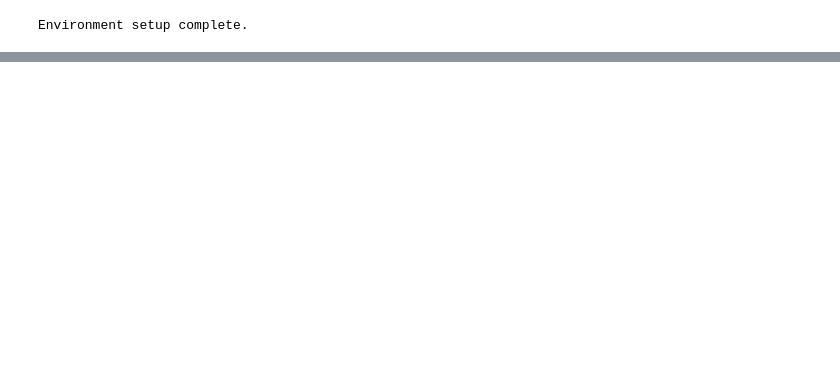
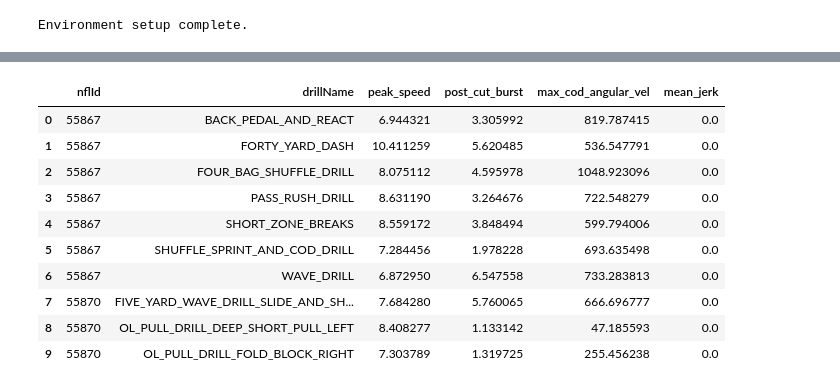
Before and after one commit to Maverick-0508/automatic-enigma, a Jupyter notebook: notebook-nflbigdatabowl.ipynb, the cells around one changed output, grey strips where cells are left out. Cells and saved outputs as stored; diff of their text form; code cells hidden in the pictures; blank space fills up the shorter version.

Commit message:
Kaggle Notebook | notebook-NFLBigDataBowl | Version 2

```diff
--- a/notebook-nflbigdatabowl.ipynb
+++ b/notebook-nflbigdatabowl.ipynb
@@ -46,0 +199,80 @@ Environment setup complete.
+# %%
+import numpy as np
+import pandas as pd
+
+print("Aggregating frame-level kinematics into prospect drill summaries...")
+
+def aggregate_combine_prospect_metrics(df: pd.DataFrame) -> pd.DataFrame:
+    """
+    Aggregates 10 Hz tracking frames into key kinematic summary metrics per prospect and drill.
+    Identifies plant/cut points based on peak angular velocity (COD rate) to separate
+    pre-cut deceleration from post-cut acceleration burst.
+    """
+    summary_list = []
+
+    # Group by player, drill, and attempt
+    group_cols = [c for c in ['nflId', 'drillName', 'attempt'] if c in df.columns]
+
+    for keys, group in df.groupby(group_cols):
+        if len(group) < 5:
+            continue
+
+        group = group.sort_values('frameId').reset_index(drop=True)
+
+        # 1. Identify the frame of maximum change-of-direction (COD) angular velocity
+        peak_cod_idx = group['angular_velocity'].idxmax()
+
+        # 2. Define pre-cut braking window (up to 5 frames / 0.5s prior to cut)
+        pre_cut_start = max(0, peak_cod_idx - 5)
+        pre_cut_window = group.iloc[pre_cut_start:peak_cod_idx + 1]
+
+        # 3. Define post-cut burst window (up to 5 frames / 0.5s after cut)
+        post_cut_end = min(len(group), peak_cod_idx + 6)
+        post_cut_window = group.iloc[peak_cod_idx:post_cut_end]
+
+        # Extract keys
+        nfl_id = group['nflId'].iloc[0]
+        drill = group['drillName'].iloc[0] if 'drillName' in group.columns else 'UNKNOWN'
+        attempt_num = group['attempt'].iloc[0] if 'attempt' in group.columns else 1
+
+        summary_list.append({
+            'nflId': nfl_id,
+            'drillName': drill,
+            'attempt': attempt_num,
+
+            # Speed Metrics
+            'peak_speed': group['speed_calc'].max(),
+            'time_to_peak_speed': group.loc[group['speed_calc'].idxmax(), 'frameId'] * 0.1,
+
+            # Braking & Acceleration Mechanics
+            'pre_cut_max_accel': pre_cut_window['accel_calc'].max() if not pre_cut_window.empty else np.nan,
+            'post_cut_burst': post_cut_window['accel_calc'].max() if not post_cut_window.empty else np.nan,
+            'overall_max_accel': group['accel_calc'].max(),
+
+            # Agility & Fluidity Metrics
+            'max_cod_angular_vel': group['angular_velocity'].max(),
+            'mean_jerk': group['jerk'].mean(),  # Lower = smoother, fluid footwork
+            'total_drill_frames': len(group),
+            'drill_duration_sec': len(group) * 0.1
+        })
+
+    return pd.DataFrame(summary_list)
+
+# 1. Run aggregation per attempt
+combine_attempts_summary = aggregate_combine_prospect_metrics(combine_processed)
+
+# 2. Select each prospect's best attempt per drill (highest peak speed / best performance)
+prospect_combine_features = (
+    combine_attempts_summary
+    .sort_values('peak_speed', ascending=False)
+    .groupby(['nflId', 'drillName'])
+    .first()
+    .reset_index()
+)
+
+print(f"✅ Aggregation Complete! Extracted metrics for {len(prospect_combine_features):,} prospect-drill profiles.")
+
+# Display summary table preview
+show_cols = ['nflId', 'drillName', 'peak_speed', 'post_cut_burst', 'max_cod_angular_vel', 'mean_jerk']
+display(prospect_combine_features[show_cols].head(10))
+# %% [output]
@@ -46,0 +281,11 @@ Environment setup complete.
+|  | nflId | drillName | peak_speed | post_cut_burst | max_cod_angular_vel | mean_jerk |
+| 0 | 55867 | BACK_PEDAL_AND_REACT | 6.944321 | 3.305992 | 819.787415 | 0.0 |
+| 1 | 55867 | FORTY_YARD_DASH | 10.411259 | 5.620485 | 536.547791 | 0.0 |
+| 2 | 55867 | FOUR_BAG_SHUFFLE_DRILL | 8.075112 | 4.595978 | 1048.923096 | 0.0 |
+| 3 | 55867 | PASS_RUSH_DRILL | 8.631190 | 3.264676 | 722.548279 | 0.0 |
+| 4 | 55867 | SHORT_ZONE_BREAKS | 8.559172 | 3.848494 | 599.794006 | 0.0 |
+| 5 | 55867 | SHUFFLE_SPRINT_AND_COD_DRILL | 7.284456 | 1.978228 | 693.635498 | 0.0 |
+| 6 | 55867 | WAVE_DRILL | 6.872950 | 6.547558 | 733.283813 | 0.0 |
+| 7 | 55870 | FIVE_YARD_WAVE_DRILL_SLIDE_AND_SH... | 7.684280 | 5.760065 | 666.696777 | 0.0 |
+| 8 | 55870 | OL_PULL_DRILL_DEEP_SHORT_PULL_LEFT | 8.408277 | 1.133142 | 47.185593 | 0.0 |
+| 9 | 55870 | OL_PULL_DRILL_FOLD_BLOCK_RIGHT | 7.303789 | 1.319725 | 255.456238 | 0.0 |
```
Also changed, not shown: parts of 6 cells of this notebook.
